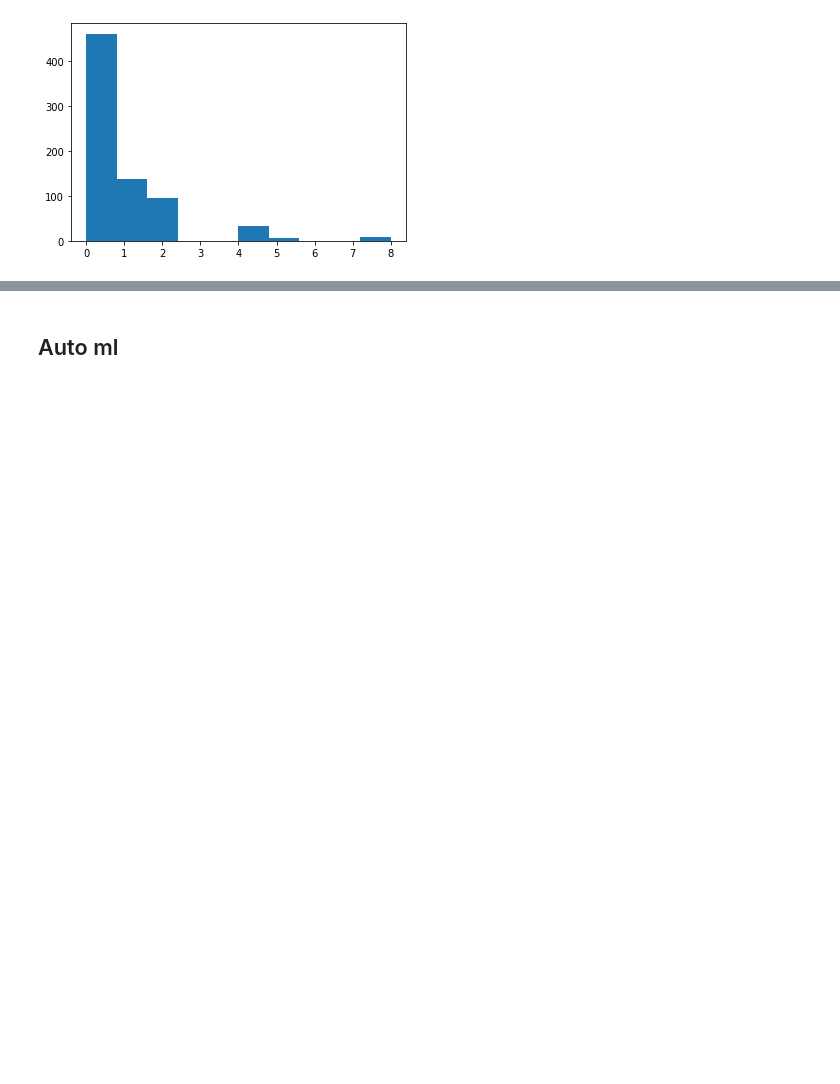
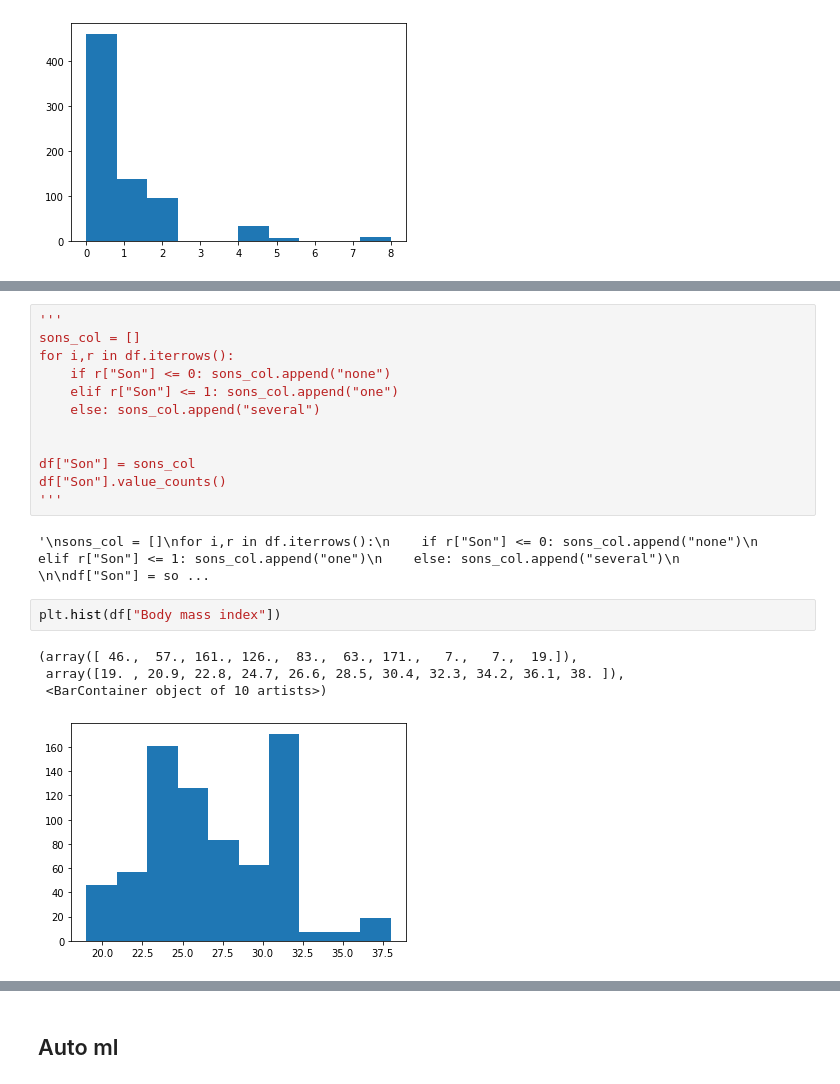
Before and after one commit to SrVallejo/Streamlit_absenteeism_hours, a Jupyter notebook: jupyter/Prediction.ipynb, the cells around one changed output, grey strips where cells are left out. Cells and saved outputs as stored; diff of their text form; blank space fills up the shorter version.

```diff
--- a/jupyter/Prediction.ipynb
+++ b/jupyter/Prediction.ipynb
@@ -126,0 +137,21 @@ Name: Pet, dtype: int64
+# %%
+'''
+sons_col = []
+for i,r in df.iterrows():
+    if r["Son"] <= 0: sons_col.append("none")
+    elif r["Son"] <= 1: sons_col.append("one")
+    else: sons_col.append("several")
+
+
+df["Son"] = sons_col
+df["Son"].value_counts()
+'''
+# %% [output]
+'\nsons_col = []\nfor i,r in df.iterrows():\n    if r["Son"] <= 0: sons_col.append("none")\n    elif r["Son"] <= 1: sons_col.append("one")\n    else: sons_col.append("several")\n    \n\ndf["Son"] = so ...
+# %%
+plt.hist(df["Body mass index"])
+# %% [output]
+(array([ 46.,  57., 161., 126.,  83.,  63., 171.,   7.,   7.,  19.]),
+ array([19. , 20.9, 22.8, 24.7, 26.6, 28.5, 30.4, 32.3, 34.2, 36.1, 38. ]),
+ <BarContainer object of 10 artists>)
+[figure, added]
```
Also changed, not shown: parts of 11 cells of this notebook.
